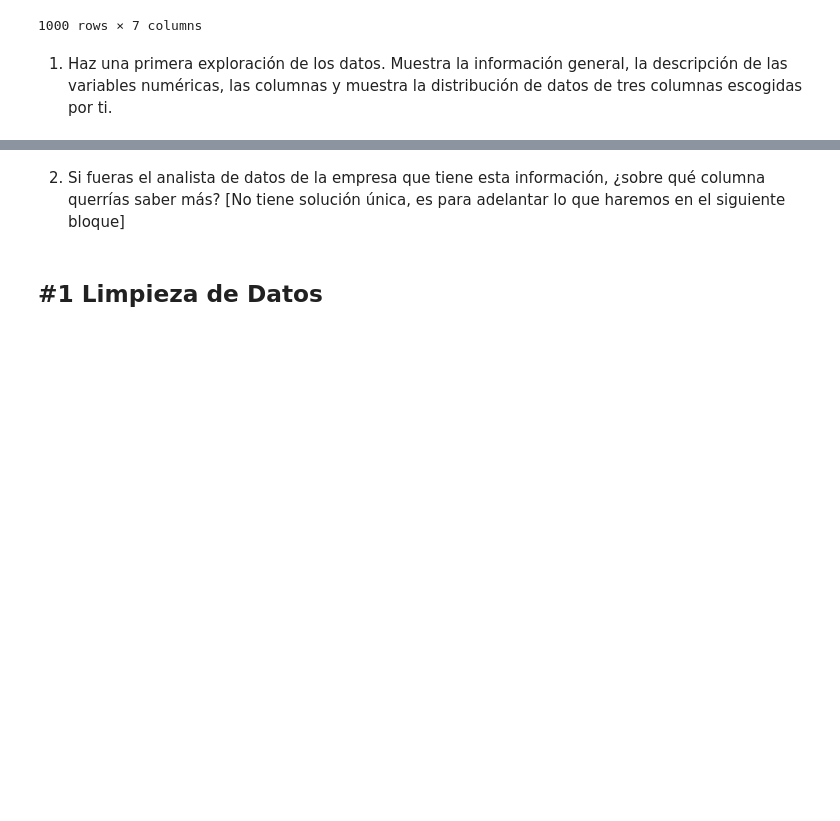
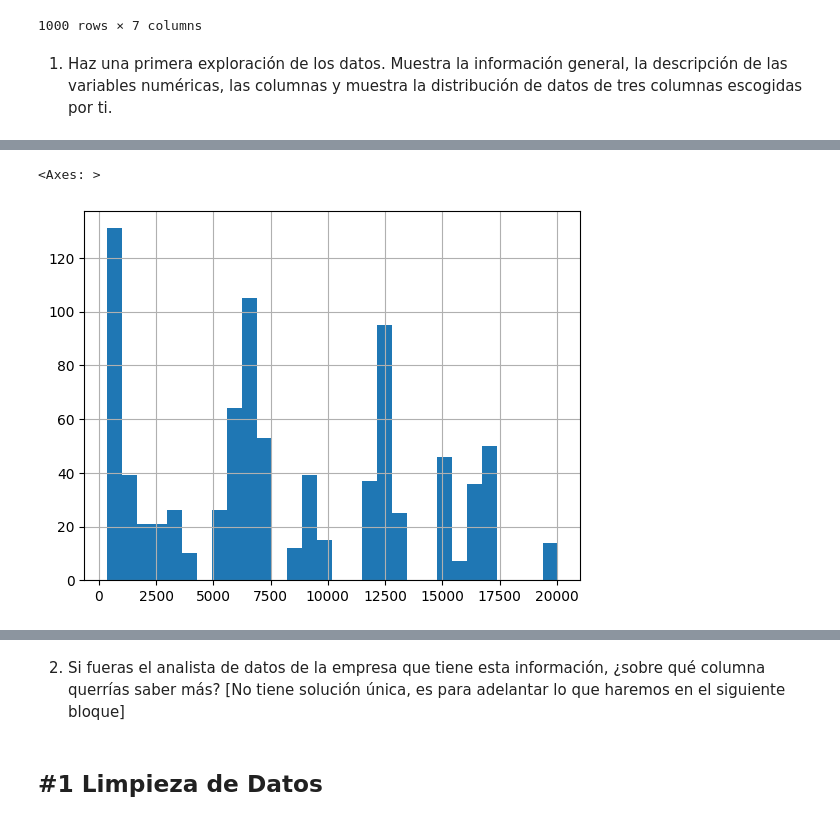
Before and after one commit to Whitee-12/DS-online-blanca, a Jupyter notebook: 02_Herramientas_Avanzadas/Sprint_04/Unidad_02_Pandas_II/03_Practica_Obligatoria/18_Practica_Obligatoria_Pandas_II.ipynb, the cells around one changed output, grey strips where cells are left out. Drawn from its saved outputs; the diff is of its cells as text; code cells hidden in the pictures; blank space fills up the shorter version.

```diff
--- a/02_Herramientas_Avanzadas/Sprint_04/Unidad_02_Pandas_II/03_Practica_Obligatoria/18_Practica_Obligatoria_Pandas_II.ipynb
+++ b/02_Herramientas_Avanzadas/Sprint_04/Unidad_02_Pandas_II/03_Practica_Obligatoria/18_Practica_Obligatoria_Pandas_II.ipynb
@@ -40,0 +126,5 @@ df_viajes_aereos
+# %%
+df.Distancia.hist(bins=30)
+# %% [output]
+<Axes: >
+[figure, added]
```
Also changed, not shown: parts of 8 cells of this notebook.
